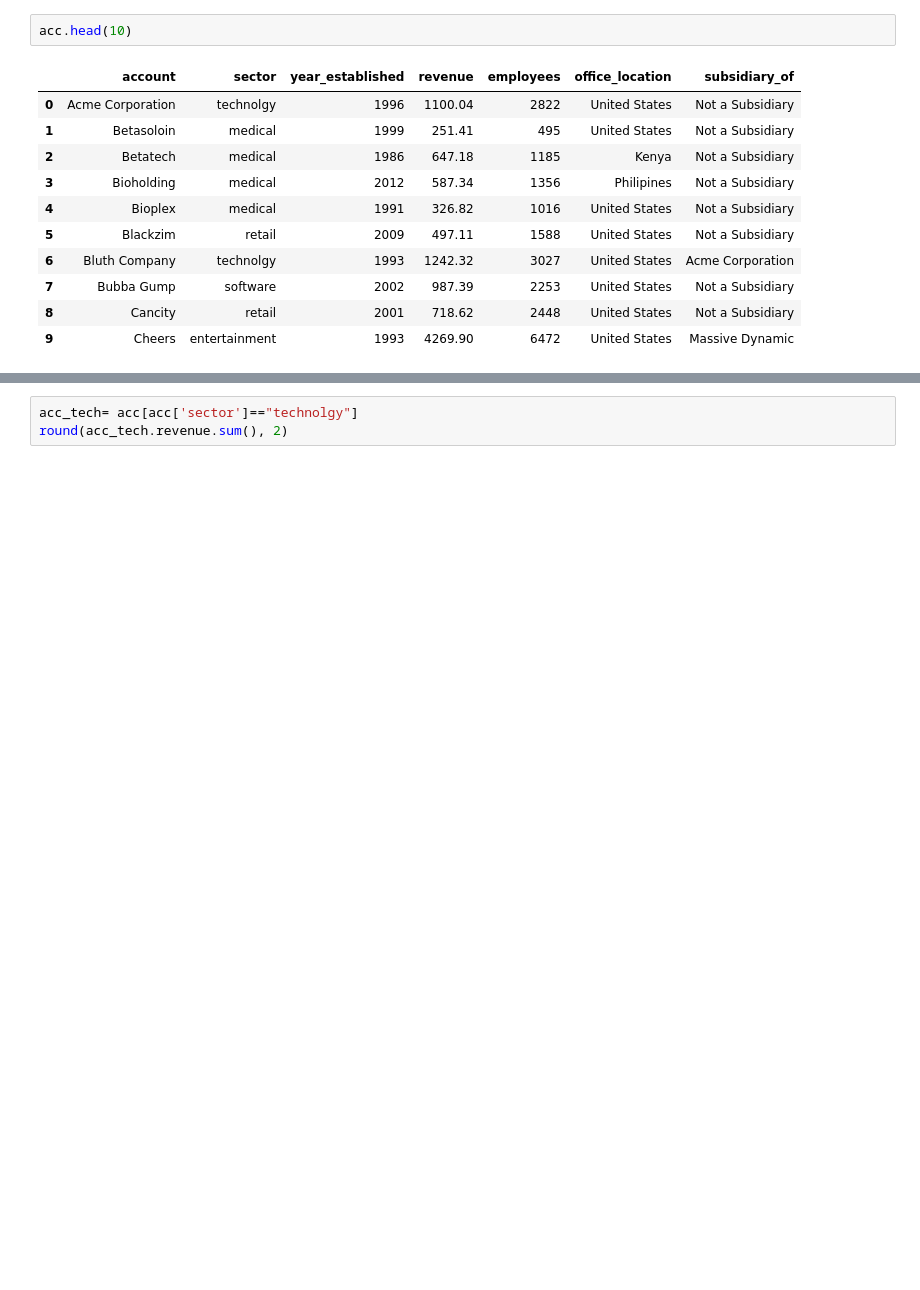
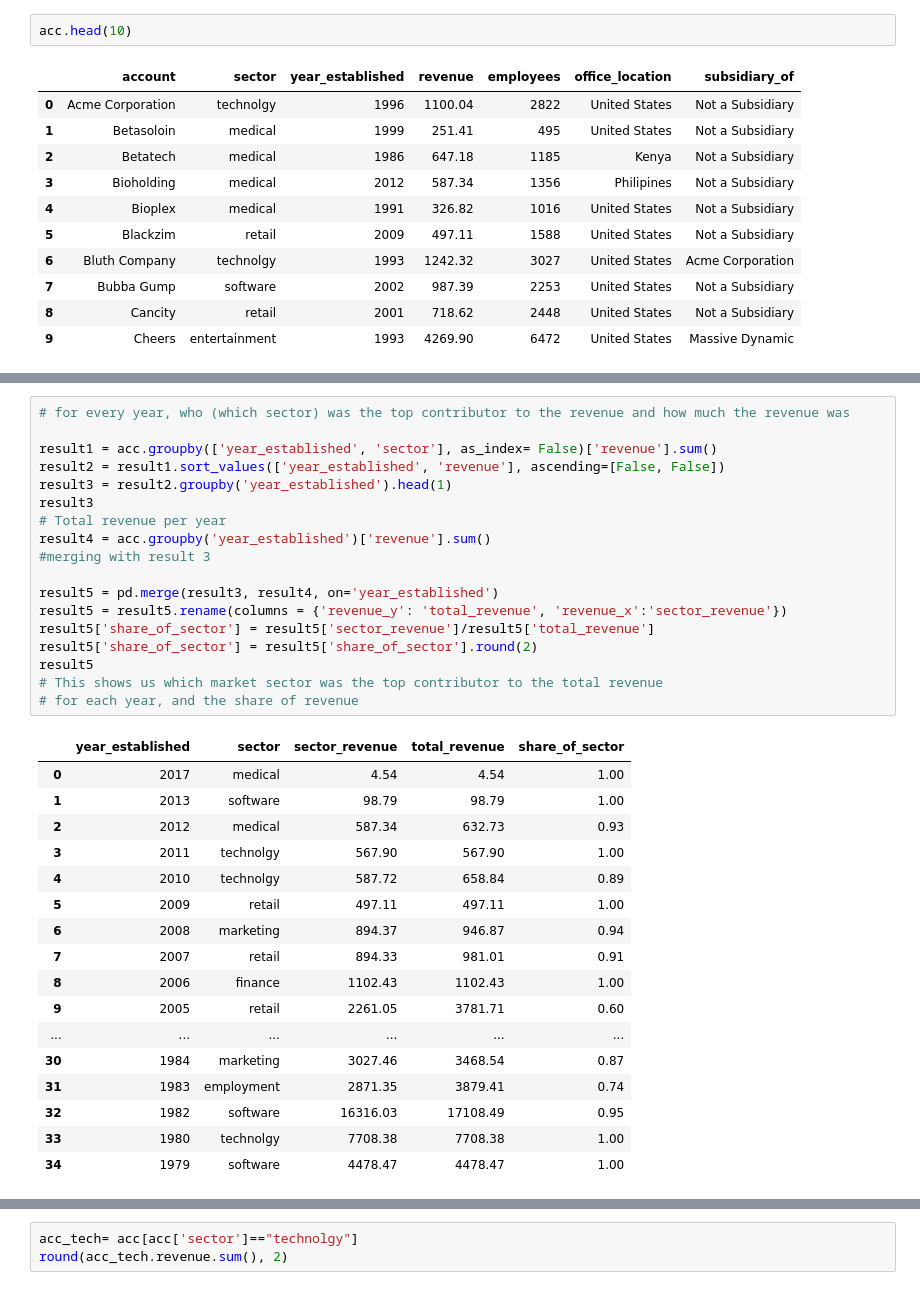
Before and after one commit to SuyogPatgave/Python_Codes-Projects, a Jupyter notebook: CRM_Project.ipynb, the cells around one changed output, grey strips where cells are left out. Saved outputs shown, nothing was run; the diff lists cells and outputs as text; blank space fills up the shorter version.

```diff
--- a/CRM_Project.ipynb
+++ b/CRM_Project.ipynb
@@ -486,6 +495,42 @@ The default of observed=False is deprecated and will be changed to True in a fut
 | 155 | 1995 | retail | 5491.14 |
 | 89 | 1988 | telecommunications | 5266.09 |
 | 91 | 1989 | entertainment | 4503.45 |
+# %%
+# for every year, who (which sector) was the top contributor to the revenue and how much the revenue was
+
+result1 = acc.groupby(['year_established', 'sector'], as_index= False)['revenue'].sum()
+result2 = result1.sort_values(['year_established', 'revenue'], ascending=[False, False])
+result3 = result2.groupby('year_established').head(1)
+result3
+# Total revenue per year
+result4 = acc.groupby('year_established')['revenue'].sum()
+#merging with result 3
+
+result5 = pd.merge(result3, result4, on='year_established')
+result5 = result5.rename(columns = {'revenue_y': 'total_revenue', 'revenue_x':'sector_revenue'})
+result5['share_of_sector'] = result5['sector_revenue']/result5['total_revenue']
+result5['share_of_sector'] = result5['share_of_sector'].round(2)
+result5
+# This shows us which market sector was the top contributor to the total revenue
+# for each year, and the share of revenue
+# %% [output]
+|  | year_established | sector | sector_revenue | total_revenue | share_of_sector |
+| 0 | 2017 | medical | 4.54 | 4.54 | 1.00 |
+| 1 | 2013 | software | 98.79 | 98.79 | 1.00 |
+| 2 | 2012 | medical | 587.34 | 632.73 | 0.93 |
+| 3 | 2011 | technolgy | 567.90 | 567.90 | 1.00 |
+| 4 | 2010 | technolgy | 587.72 | 658.84 | 0.89 |
+| 5 | 2009 | retail | 497.11 | 497.11 | 1.00 |
+| 6 | 2008 | marketing | 894.37 | 946.87 | 0.94 |
+| 7 | 2007 | retail | 894.33 | 981.01 | 0.91 |
+| 8 | 2006 | finance | 1102.43 | 1102.43 | 1.00 |
+| 9 | 2005 | retail | 2261.05 | 3781.71 | 0.60 |
+| ... | ... | ... | ... | ... | ... |
+| 30 | 1984 | marketing | 3027.46 | 3468.54 | 0.87 |
+| 31 | 1983 | employment | 2871.35 | 3879.41 | 0.74 |
+| 32 | 1982 | software | 16316.03 | 17108.49 | 0.95 |
+| 33 | 1980 | technolgy | 7708.38 | 7708.38 | 1.00 |
+| 34 | 1979 | software | 4478.47 | 4478.47 | 1.00 |
 # %%
 #Employees by office_location and sector
 plt.figure(figsize=(10,8))
```
Also changed, not shown: parts of 11 cells of this notebook.
